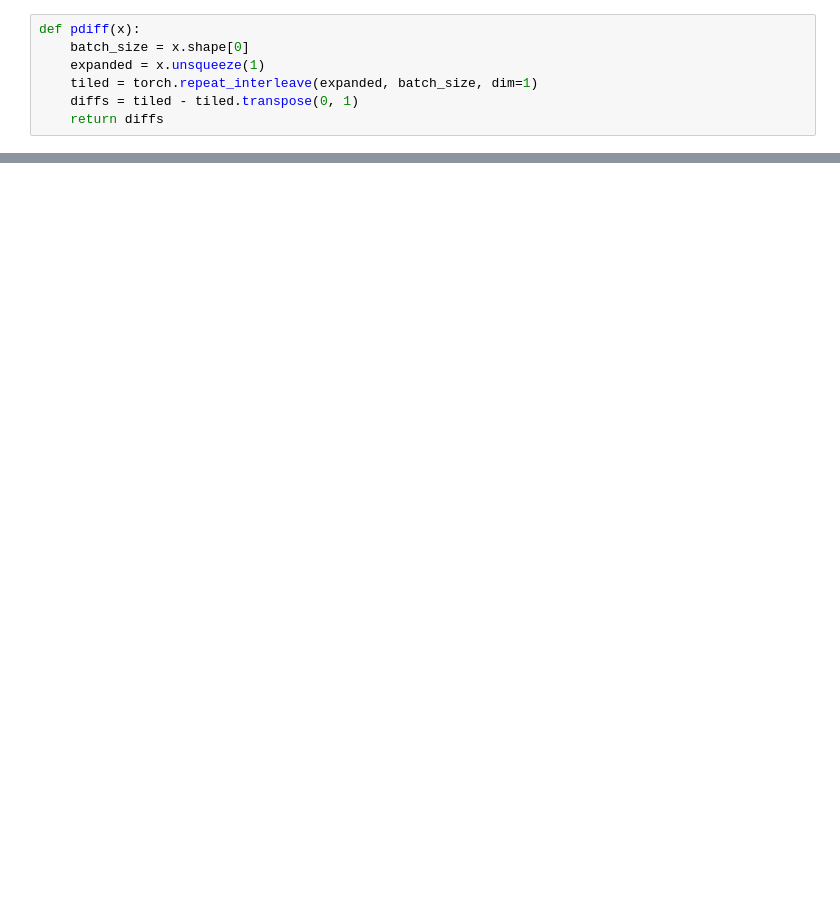
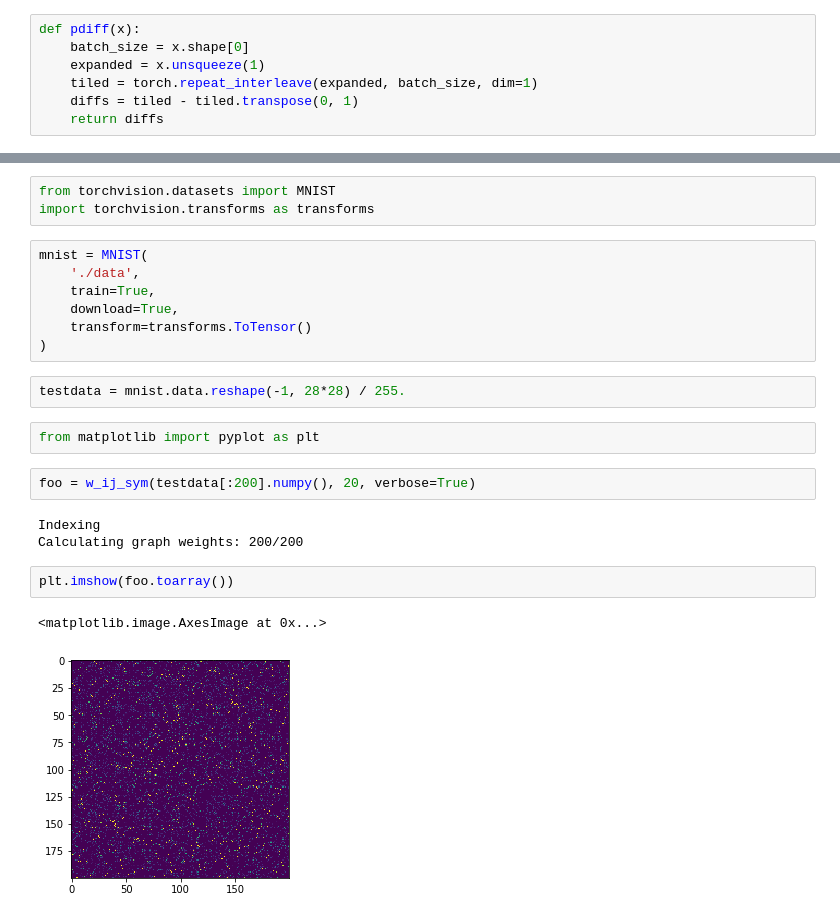
Before and after one commit to einbandi/ptsne-pytorch, a Jupyter notebook: pumap.ipynb, the cells around one changed output, grey strips where cells are left out. Drawn from its saved outputs; the diff is of its cells as text; blank space fills up the shorter version.

```diff
--- a/pumap.ipynb
+++ b/pumap.ipynb
@@ -141,0 +64,24 @@ def repulsive(diffs, w, b, eps=0.001):
+# %%
+from torchvision.datasets import MNIST
+import torchvision.transforms as transforms
+# %%
+mnist = MNIST(
+    './data',
+    train=True,
+    download=True,
+    transform=transforms.ToTensor()
+)
+# %%
+testdata = mnist.data.reshape(-1, 28*28) / 255.
+# %%
+from matplotlib import pyplot as plt
+# %%
+foo = w_ij_sym(testdata[:200].numpy(), 20, verbose=True)
+# %% [output]
+Indexing
+Calculating graph weights: 200/200
+# %%
+plt.imshow(foo.toarray())
+# %% [output]
+<matplotlib.image.AxesImage at 0x...>
+[figure, added]
```
Also changed, not shown: parts of 11 cells of this notebook, 1 other file.
